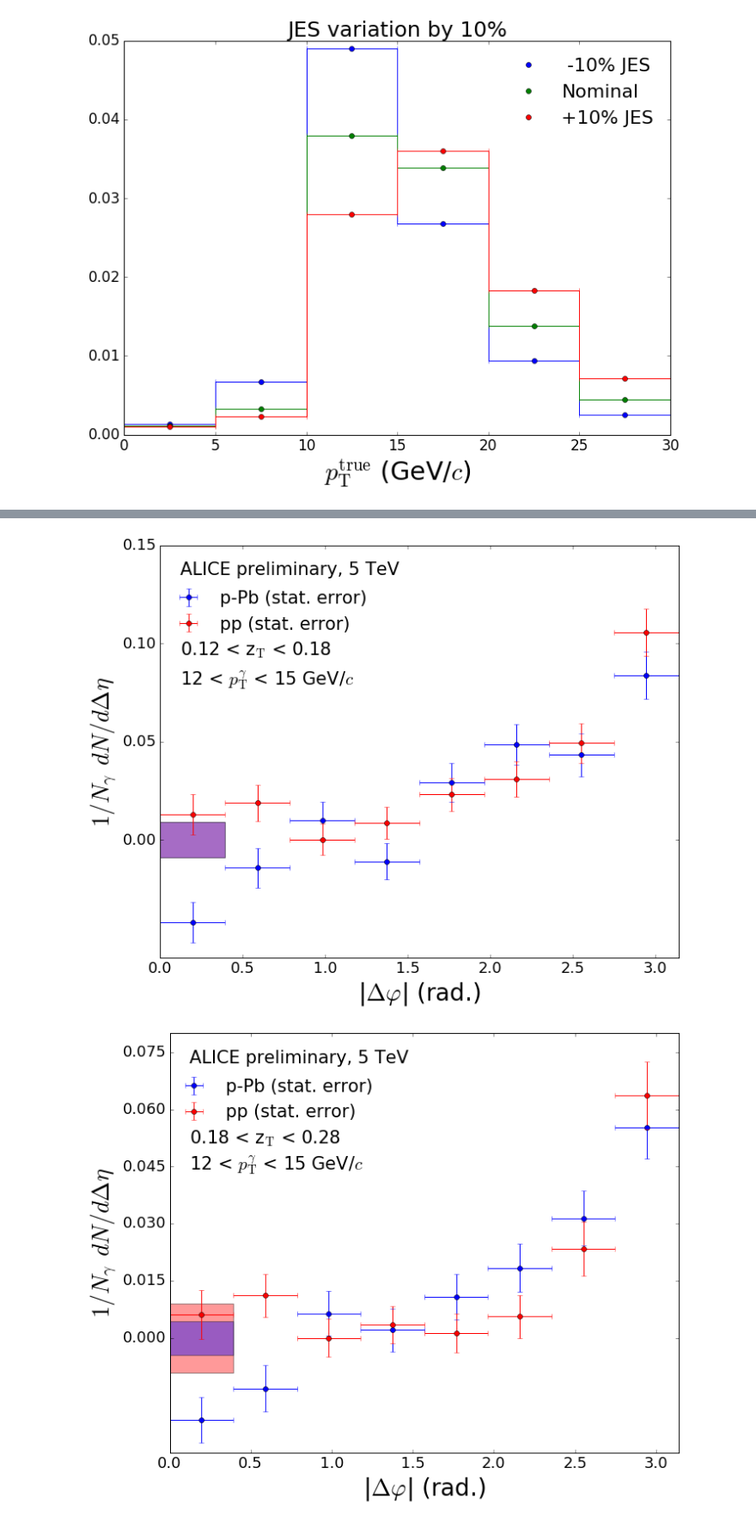
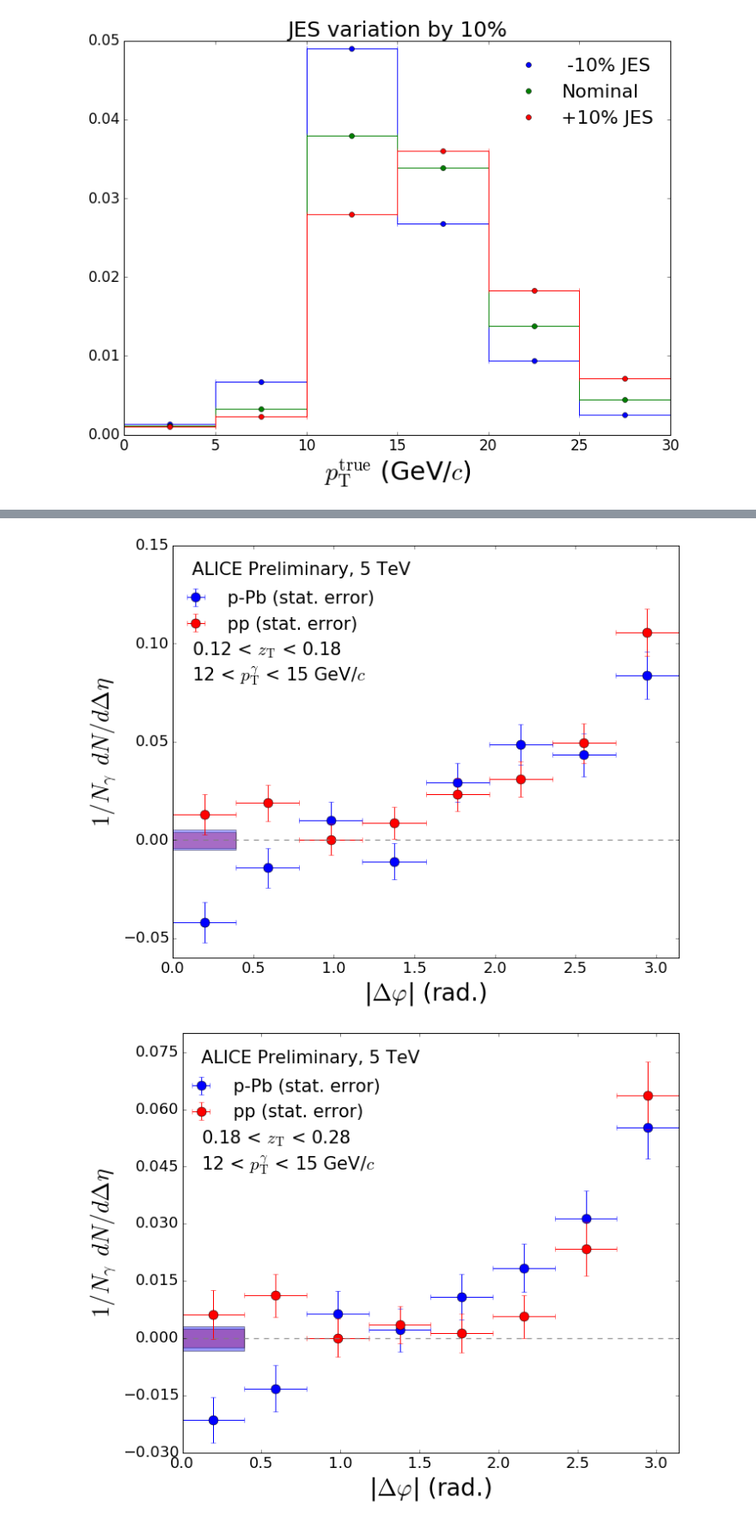
Before and after one commit to josegsoria/Analyses, a Jupyter notebook: Multiple Preliminary Plots.ipynb, the cells around one changed output, grey strips where cells are left out. Shown at 86% size. Saved outputs shown, nothing was run; the diff lists cells and outputs as text; code cells hidden in the pictures.

```diff
--- a/Multiple Preliminary Plots.ipynb
+++ b/Multiple Preliminary Plots.ipynb
@@ -293,9 +293,9 @@ fig = plt.figure(figsize=(10,8))
 
 ax = fig.add_subplot(111)
 
-plt.errorbar(delta_phi_centers,pPb_corr_1,xerr=delta_phi_bin_width,yerr=pPb_corr_1_err,fmt='bo',label='p-Pb (stat. error)')
+plt.errorbar(delta_phi_centers,pPb_corr_1,xerr=delta_phi_bin_width,yerr=pPb_corr_1_err,fmt='bo',label='p-Pb (stat. error)',markersize=11)
 
-plt.errorbar(delta_phi_centers,pp_corr_1,xerr=delta_phi_bin_width,yerr=pp_corr_1_err,fmt='ro',label='pp (stat. error)')
+plt.errorbar(delta_phi_centers,pp_corr_1,xerr=delta_phi_bin_width,yerr=pp_corr_1_err,fmt='ro',label='pp (stat. error)',markersize=11)
 
 #####Add labels to the figure#####
 
@@ -304,20 +304,22 @@ plt.xticks(fontsize=18)
 plt.xlim((0,3.14159))
 plt.ylabel(r'$1/N_{\gamma} \: \: dN/d\Delta \eta$',fontsize=28)
 plt.ylim((-0.06,0.15))
-plt.yticks(np.arange(0,0.2,0.05))
+plt.yticks(np.arange(-0.05,0.2,0.05))
 plt.yticks(fontsize=18)
 
-plt.text(0.12,0.135,'ALICE preliminary, 5 TeV',fontsize=21)
-plt.text(0.12,0.094,r'0.12 < z$_\mathrm{T}$ < 0.18',fontsize=21)
-plt.text(0.12,0.079,r'12 < $p_\mathrm{T}^{\gamma}$ < 15 GeV/$c$',fontsize=21)
+plt.text(0.12,0.135,'ALICE Preliminary, 5 TeV',fontsize=21)
+plt.text(0.12,0.094,r'0.12 < $z_\mathrm{T}$ < 0.18',fontsize=21)
+plt.text(0.12,0.081,r'12 < $p_\mathrm{T}^{\gamma}$ < 15 GeV/$c$',fontsize=21)
 plt.legend(bbox_to_anchor=(0.43,0.93),fontsize=21,frameon=False,numpoints=1)
+
+plt.axhline(y=0,color='gray',linestyle='--',linewidth=1.3,alpha=0.8)
 
 #####Make the uncertainty in ue band#####
 
 ue_error_bar = np.array([0,0.05,0.1,0.15,0.2,0.25,0.3,0.39269908169872414])
 
-ax.fill_between(ue_error_bar,-0.009,0.009,facecolor='red',alpha=0.35)  #One for p-Pb
-ax.fill_between(ue_error_bar,-0.009,0.009,facecolor='blue',alpha=0.35) #Other for pp
+ax.fill_between(ue_error_bar,-0.004063,0.004063,facecolor='red',alpha=0.35) #Other for pp
+ax.fill_between(ue_error_bar,-0.005211,0.005211,facecolor='blue',alpha=0.35)#One for p-Pb
 
 #########################################
 
@@ -325,7 +327,7 @@ fig.tight_layout()
 plt.show()
 fig.savefig('Gamma_hadron_corr_zT_1.pdf')
 # %% [output]
-[figure, old version]
+[figure, new version]
 # %%
 #####Plot of gamma hadron correlation for second zT bin#####
 
@@ -347,41 +349,43 @@ pp_corr_2_err = np.array([0.006413224178508382, 0.005617075273830733, 0.00498536
 
 #####Construct the figure#####
 
 fig = plt.figure(figsize=(10,8))
 
 ax = fig.add_subplot(111)
 
-plt.errorbar(delta_phi_centers,pPb_corr_2,xerr=delta_phi_bin_width,yerr=pPb_corr_2_err,fmt='bo',label='p-Pb (stat. error)')
+plt.errorbar(delta_phi_centers,pPb_corr_2,xerr=delta_phi_bin_width,yerr=pPb_corr_2_err,fmt='bo',label='p-Pb (stat. error)',markersize=11)
 
-plt.errorbar(delta_phi_centers,pp_corr_2,xerr=delta_phi_bin_width,yerr=pp_corr_2_err,fmt='ro',label='pp (stat. error)')
+plt.errorbar(delta_phi_centers,pp_corr_2,xerr=delta_phi_bin_width,yerr=pp_corr_2_err,fmt='ro',label='pp (stat. error)',markersize=11)
 
 #####Add labels to the figure#####
 
 plt.xlabel(r'|$\Delta \varphi$| (rad.)',fontsize=28)
 plt.xticks(fontsize=18)
 plt.xlim((0,3.14159))
 plt.ylabel(r'$1/N_{\gamma} \: \: dN/d\Delta \eta$',fontsize=28)
 plt.ylim((-0.03,0.08))
-plt.yticks(np.arange(0,0.082,0.015))
+plt.yticks(np.arange(-0.030,0.082,0.015))
 plt.yticks(fontsize=18)
 
-plt.text(0.12,0.072,'ALICE preliminary, 5 TeV',fontsize=21)
-plt.text(0.12,0.051,r'0.18 < z$_\mathrm{T}$ < 0.28',fontsize=21)
+plt.text(0.12,0.072,'ALICE Preliminary, 5 TeV',fontsize=21)
+plt.text(0.12,0.051,r'0.18 < $z_\mathrm{T}$ < 0.28',fontsize=21)
 plt.text(0.12,0.044,r'12 < $p_\mathrm{T}^{\gamma}$ < 15 GeV/$c$',fontsize=21)
 plt.legend(bbox_to_anchor=(0.43,0.93),fontsize=21,frameon=False,numpoints=1)
 
+plt.axhline(y=0,color='gray',linestyle='--',linewidth=1.3,alpha=0.8)
+
 #####Make the uncertainty in ue band#####
 
-ax.fill_between(ue_error_bar,-0.009,0.009,facecolor='red',alpha=0.4)    #Other for pp
-ax.fill_between(ue_error_bar,-0.0045,0.0045,facecolor='blue',alpha=0.4) #One for p-Pb
+ax.fill_between(ue_error_bar,-0.002520,0.002520,facecolor='red',alpha=0.4)
+ax.fill_between(ue_error_bar,-0.003194,0.003194,facecolor='blue',alpha=0.4)
 
 #########################################
 
 fig.tight_layout()
 plt.show()
 fig.savefig('Gamma_hadron_corr_zT_2.pdf')
 # %% [output]
-[figure, old version]
+[figure, new version]
 # %%
 #####Plot of gamma hadron correlation for third zT bin#####
 
```
Also changed, not shown: parts of 4 cells of this notebook.
